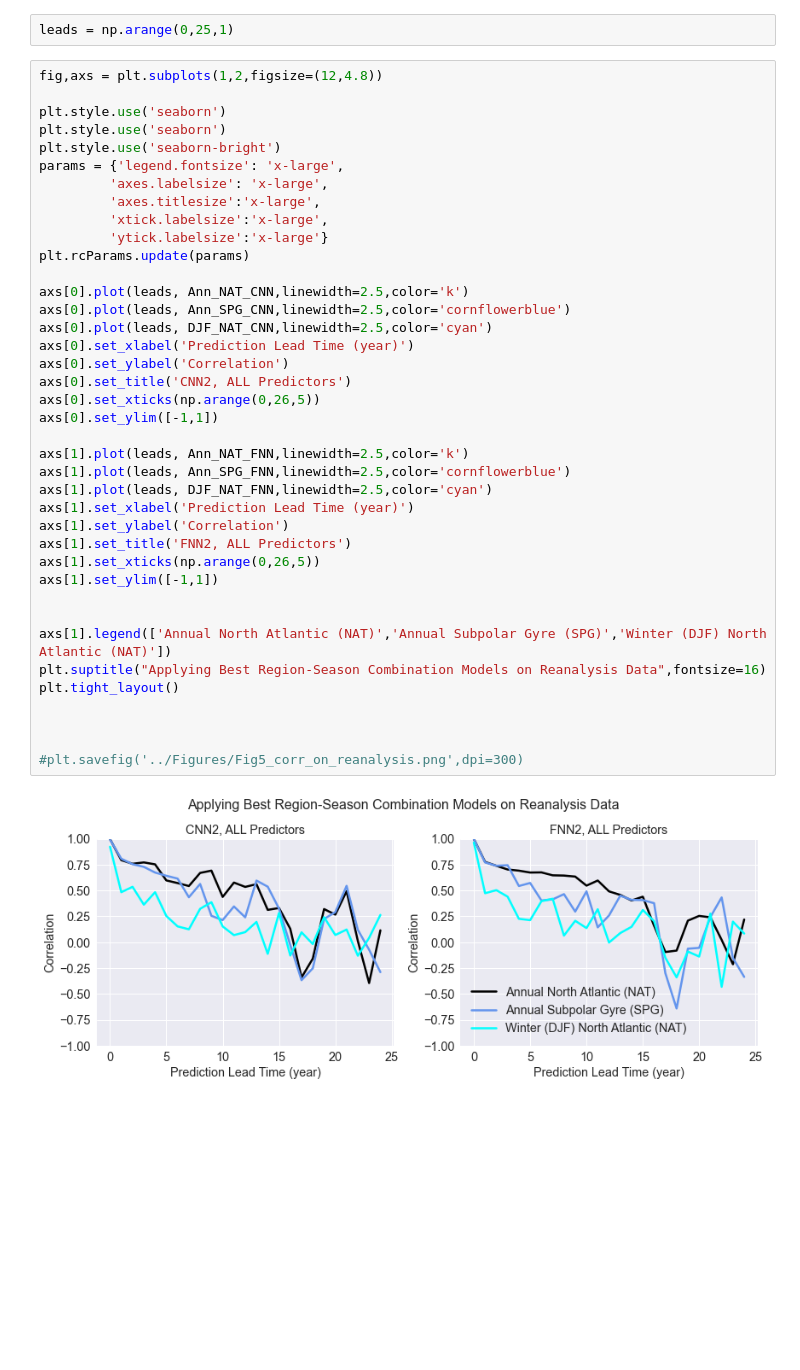
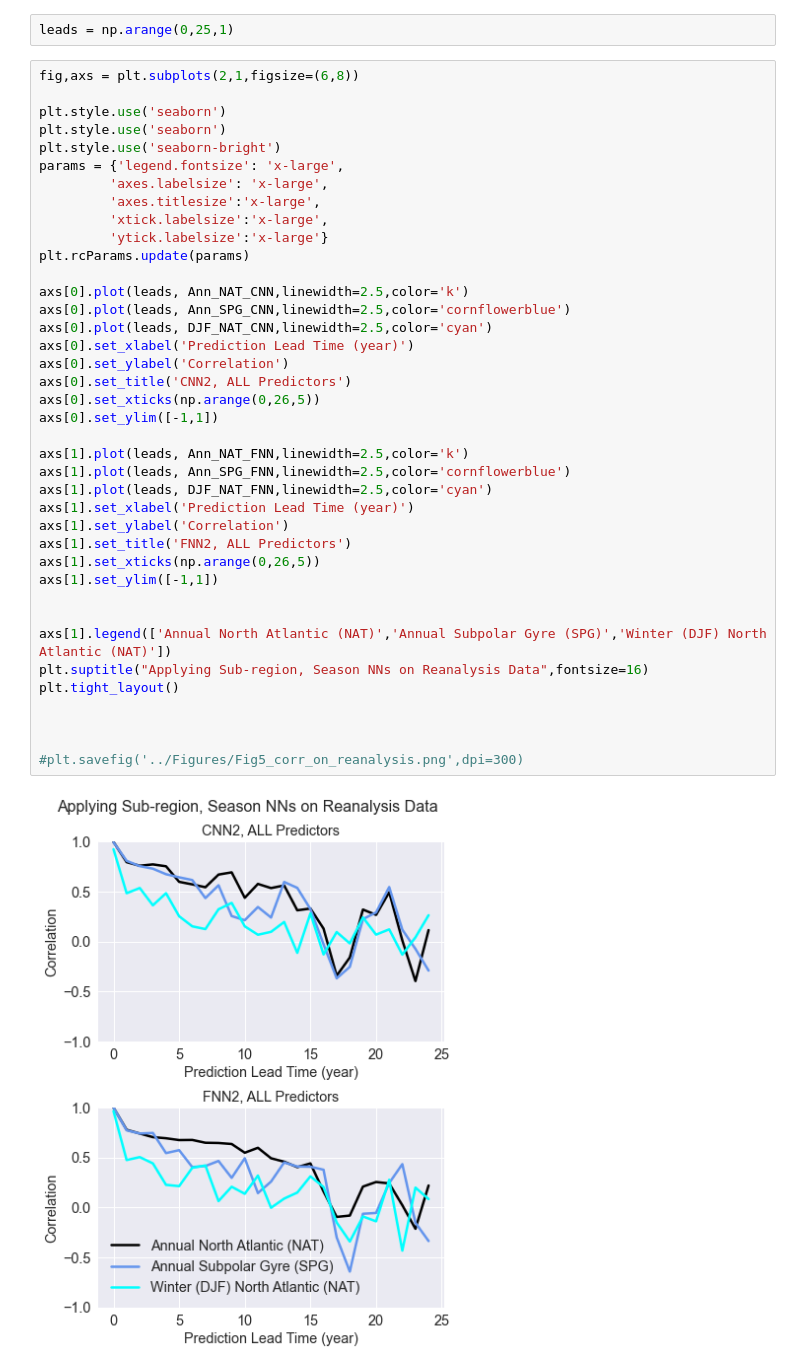
Before and after one commit to glennliu265/predict_amv, a Jupyter notebook: Reanalysis_validation/plot_correlation_for_reanalysis_data.ipynb, the cells around one changed output. Cells and saved outputs as stored; diff of their text form; blank space fills up the shorter version.

```diff
--- a/Reanalysis_validation/plot_correlation_for_reanalysis_data.ipynb
+++ b/Reanalysis_validation/plot_correlation_for_reanalysis_data.ipynb
@@ -14,7 +14,7 @@ DJF_NAT_FNN = df['DJF_FNN']
 # %%
 leads = np.arange(0,25,1)
 # %%
-fig,axs = plt.subplots(1,2,figsize=(12,4.8))
+fig,axs = plt.subplots(2,1,figsize=(6,8))
 
 plt.style.use('seaborn')
 plt.style.use('seaborn')
@@ -25,32 +25,32 @@ params = {'legend.fontsize': 'x-large',
          'xtick.labelsize':'x-large',
          'ytick.labelsize':'x-large'}
 plt.rcParams.update(params)
 
 axs[0].plot(leads, Ann_NAT_CNN,linewidth=2.5,color='k')
 axs[0].plot(leads, Ann_SPG_CNN,linewidth=2.5,color='cornflowerblue')
 axs[0].plot(leads, DJF_NAT_CNN,linewidth=2.5,color='cyan')
 axs[0].set_xlabel('Prediction Lead Time (year)')
 axs[0].set_ylabel('Correlation')
 axs[0].set_title('CNN2, ALL Predictors')
 axs[0].set_xticks(np.arange(0,26,5))
 axs[0].set_ylim([-1,1])
 
 axs[1].plot(leads, Ann_NAT_FNN,linewidth=2.5,color='k')
 axs[1].plot(leads, Ann_SPG_FNN,linewidth=2.5,color='cornflowerblue')
 axs[1].plot(leads, DJF_NAT_FNN,linewidth=2.5,color='cyan')
 axs[1].set_xlabel('Prediction Lead Time (year)')
 axs[1].set_ylabel('Correlation')
 axs[1].set_title('FNN2, ALL Predictors')
 axs[1].set_xticks(np.arange(0,26,5))
 axs[1].set_ylim([-1,1])
 
 
 axs[1].legend(['Annual North Atlantic (NAT)','Annual Subpolar Gyre (SPG)','Winter (DJF) North Atlantic (NAT)'])
-plt.suptitle("Applying Best Region-Season Combination Models on Reanalysis Data",fontsize=16)
+plt.suptitle("Applying Sub-region, Season NNs on Reanalysis Data",fontsize=16)
 plt.tight_layout()
 
 
 
 #plt.savefig('../Figures/Fig5_corr_on_reanalysis.png',dpi=300)
 # %% [output]
-[figure, old version]
+[figure, new version]
```
Also changed, not shown: 1 other file.
